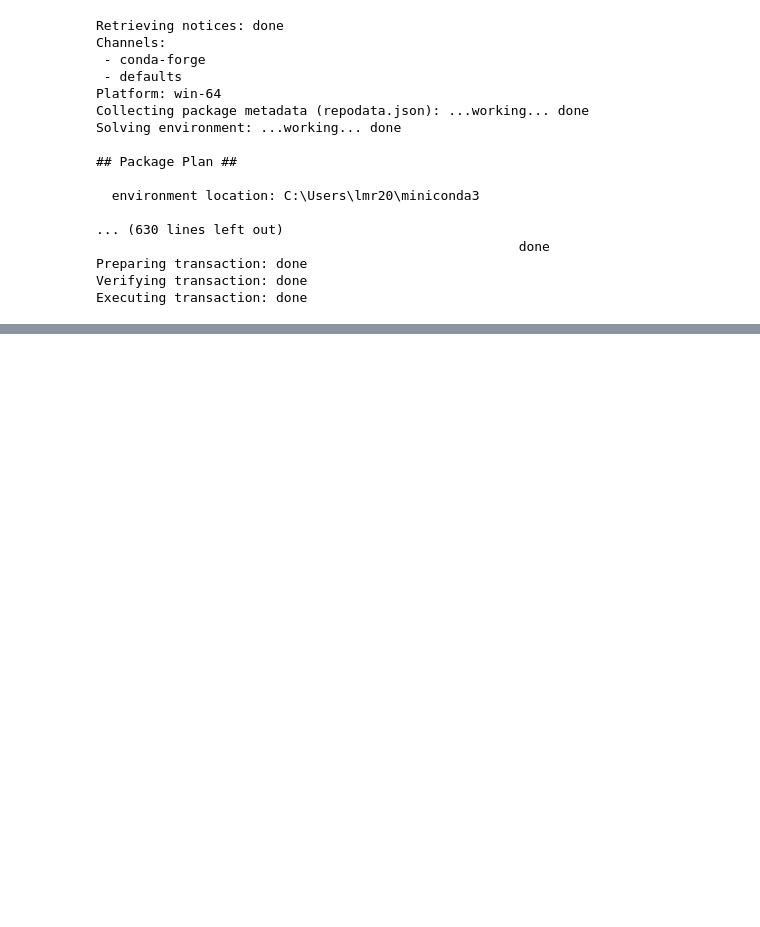
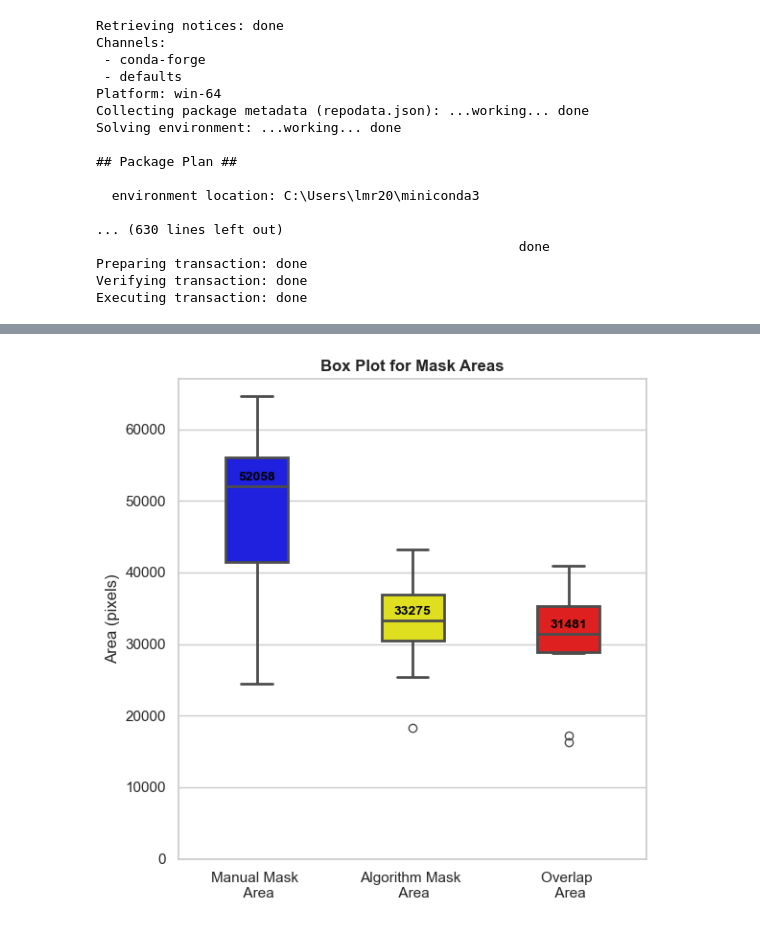
Before and after one commit to SPS-SP2273/learning-portfolio-2025-january-lmr73, a Jupyter notebook: 2271 plotting/MA1 Data-20250120T015956Z-001(1)/MA1 Data/2271 code_real.ipynb, the cells around one changed output, grey strips where cells are left out. Cells and saved outputs as stored; diff of their text form; code cells hidden in the pictures; blank space fills up the shorter version.

```diff
--- a/2271 plotting/MA1 Data-20250120T015956Z-001(1)/MA1 Data/2271 code_real.ipynb
+++ b/2271 plotting/MA1 Data-20250120T015956Z-001(1)/MA1 Data/2271 code_real.ipynb
@@ -110,0 +118,51 @@ plt.show()
+# %%
+import numpy as np
+import matplotlib.pyplot as plt
+import seaborn as sns
+
+# Data for each column
+manual_mask_area = [39171, 24407, 55012, 58190, 48502, 49105, 56222, 64584, 55534, 26581]
+algorithm_mask_area = [33799, 25345, 33941, 31615, 30180, 32751, 38360, 43243, 37903, 18245]
+overlap_area = [28805, 17206, 32967, 30947, 29096, 32015, 36903, 40936, 36021, 16292]
+
+# Define the colors with transparency
+box_colors = ['#0000FF', '#FFFF00', '#FF0000']  # Blue, Yellow, Red
+box_fill_colors = ['rgba(0, 0, 255, 0.3)', 'rgba(255, 255, 0, 0.3)', 'rgba(255, 0, 0, 0.3)']  # Transparent fill
+
+# Create a figure and axis for the box plot
+fig, ax = plt.subplots(figsize=(6, 6))
+
+# Set the seaborn style
+sns.set(style="whitegrid", palette="muted")
+
+# Create a box plot with custom box colors and transparency
+sns.boxplot(data=[manual_mask_area, algorithm_mask_area, overlap_area], ax=ax, width=0.4,
+            palette=box_colors, fliersize=6, linewidth=2)
+
+# Customize box outline and fill colors
+for i, patch in enumerate(ax.artists):
+    # Set the fill color with transparency
+    patch.set_facecolor(box_fill_colors[i])  # Set the fill color to transparent version
+    patch.set_edgecolor(box_colors[i])  # Set solid outline color (blue, yellow, red)
+    patch.set_linewidth(2)  # Set solid border width
+
+# Set the labels for the box plot
+ax.set_xticks([0, 1, 2])  # positions of the boxes
+ax.set_xticklabels(['Manual Mask \n Area', 'Algorithm Mask \n Area', 'Overlap \n Area'])
+ax.set_ylabel('Area (pixels)')
+ax.set_title('Box Plot for Mask Areas', fontweight='bold')
+
+# Set the y-axis to start from 0
+ax.set_ylim(bottom=0)
+
+# Add median annotations outside the boxes
+for i, dataset in enumerate([manual_mask_area, algorithm_mask_area, overlap_area]):
+    median_value = np.median(dataset)
+    # Position the median just outside the top of the box
+    ax.text(i, median_value + 2000, f'{median_value:.0f}', ha='center', va='top', fontweight='bold', color='black', fontsize=10)
+
+# Display the plot with both the box plot and the table
+plt.tight_layout()
+plt.show()
+# %% [output]
+[figure, added]
```
Also changed, not shown: parts of 1 cell of this notebook, 2 other files.
